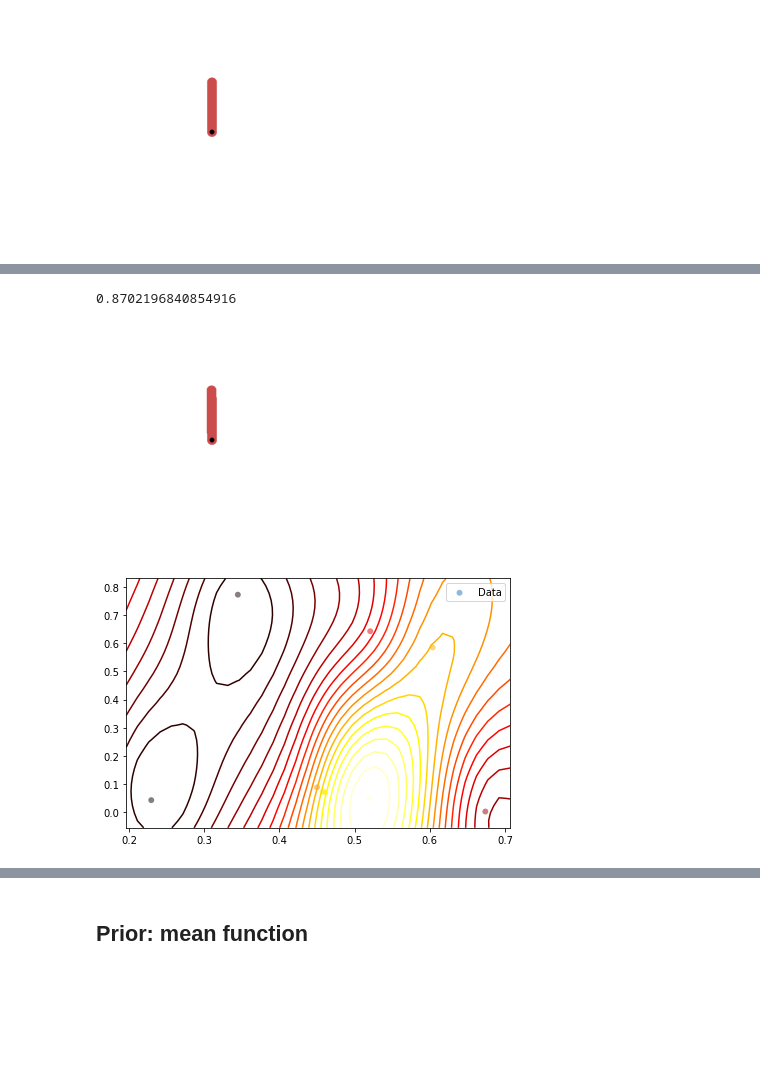
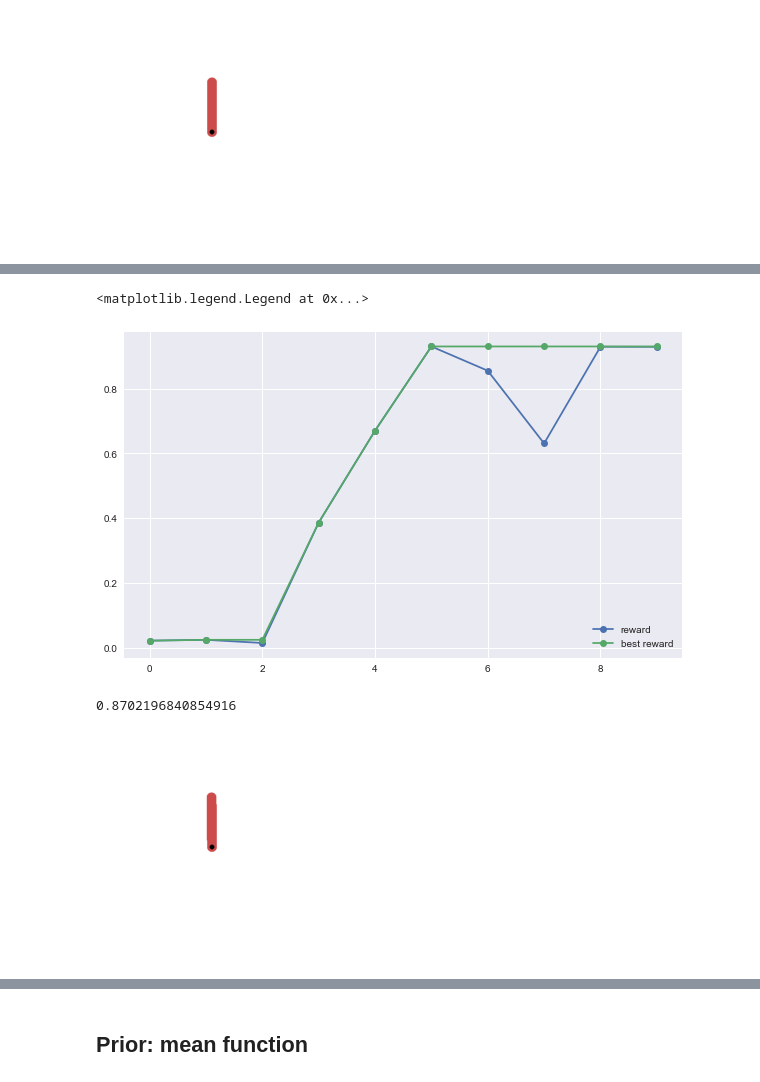
Before and after one commit to jbmouret/bo_tutorial, a Jupyter notebook: bo.ipynb, the cells around one changed output, grey strips where cells are left out. Drawn from its saved outputs; the diff is of its cells as text; code cells hidden in the pictures; blank space fills up the shorter version.

```diff
--- a/bo.ipynb
+++ b/bo.ipynb
@@ -394,22 +413,18 @@ plt.legend(loc=4)
-# %%
-# simulate the best
-best = x[np.argmax(y)]
-pd = PDController(best[0], best[1])
-f = sim_pendulum(pd, 100, True)
-print(f)
-# %% [output]
-0.8702196840854916
-[figure, removed]
-# %%
-# plot the GP (since it's 2D)
-
-ker = GPy.kern.Matern52(2,ARD=True) + GPy.kern.White(2)
-# create GP model
-m = GPy.models.GPRegression(x, y, ker, normalizer=True)
-# optimize and plot
-m.optimize(messages=False,max_f_eval = 1000)
-mu,sigma = m.predict(q)
-
-fig = m.plot()
-# %% [output]
-[figure, removed]
+# %%
+#plot learning progress
+plt.figure(figsize=(10, 6))
+plt.plot(np.arange(0, x.shape[0]), y, '-o', label='reward')
+plt.plot(np.arange(0, x.shape[0]), np.maximum.accumulate(y),  '-o', label='best reward')
+plt.legend(loc=4)
+# %% [output]
+<matplotlib.legend.Legend at 0x...>
+[figure, added]
+# %%
+# simulate the best
+best = x[np.argmax(y)]
+pd = PDController(best[0], best[1])
+f = sim_pendulum(pd, 100, True)
+print(f)
+# %% [output]
+0.8702196840854916
+[figure, added]
```
Also changed, not shown: parts of 17 cells of this notebook.
